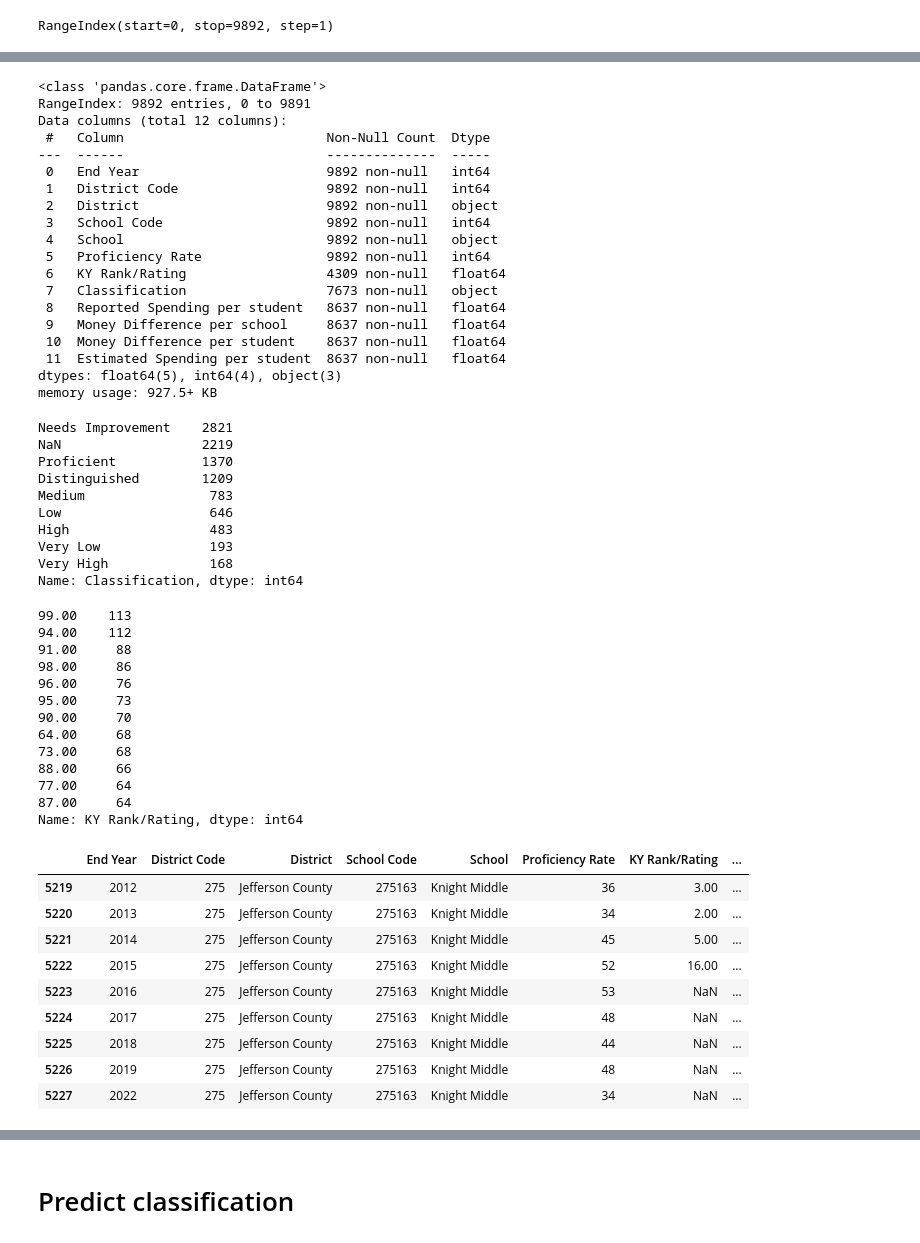
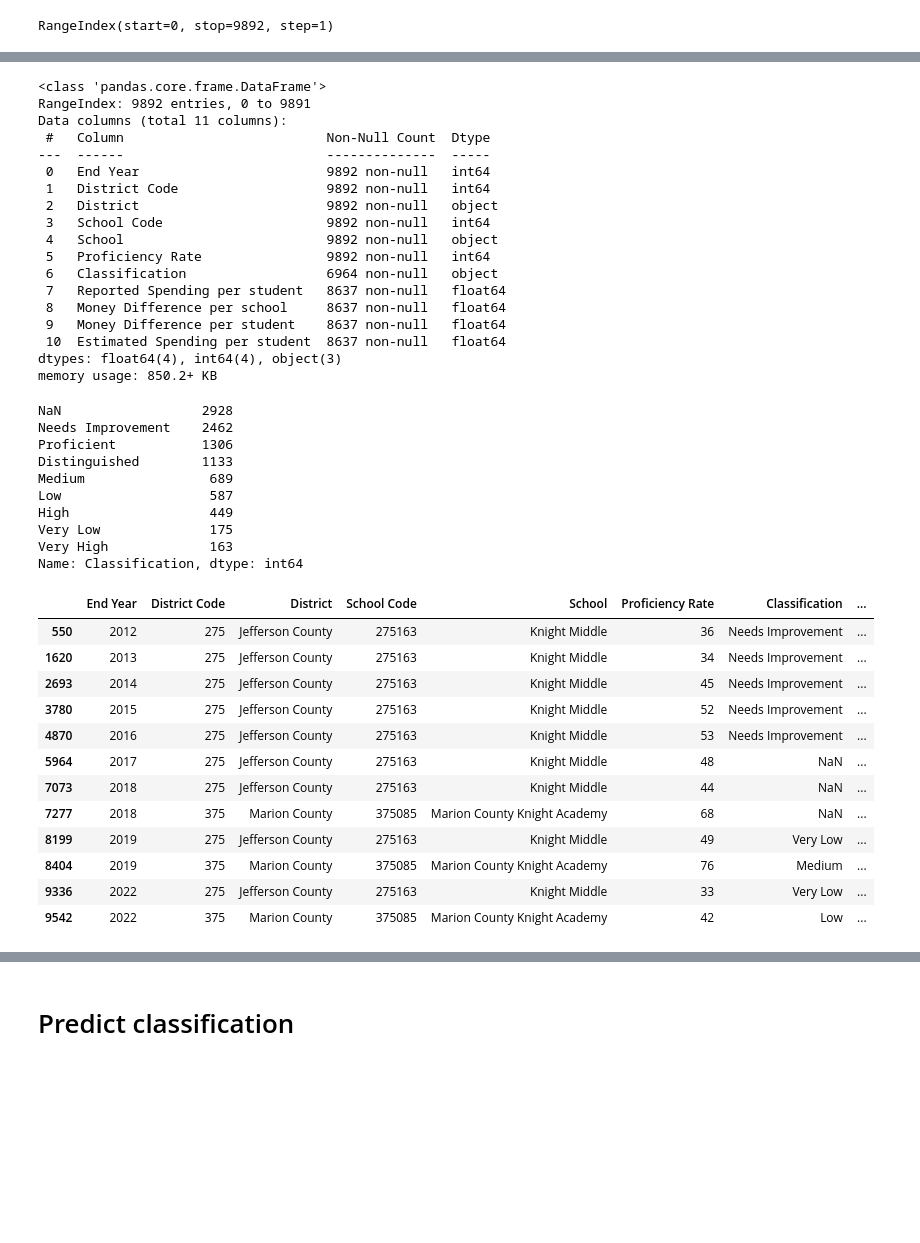
Before and after one commit to rosehelfrich/kyPublicSchools, a Jupyter notebook: Predict_Classification,_and_Highly_Impacted_Schools.ipynb, the cells around one changed output, grey strips where cells are left out. Drawn from its saved outputs; the diff is of its cells as text; code cells hidden in the pictures; blank space fills up the shorter version.

```diff
--- a/Predict_Classification,_and_Highly_Impacted_Schools.ipynb
+++ b/Predict_Classification,_and_Highly_Impacted_Schools.ipynb
@@ -34,6 +34,7 @@ df = pd.merge(df_scores, ky_spending_df, on=['End Year', 'School Code'], how='le
 df.drop_duplicates(inplace=True)
 
 # Reset index
+df.sort_values(by=['End Year','District','School'], inplace=True)
 df.reset_index(drop=True, inplace=True)
 
 df.index
@@ -73,7 +74,7 @@ df.info()
 # %% [output]
 <class 'pandas.core.frame.DataFrame'>
 RangeIndex: 9892 entries, 0 to 9891
-Data columns (total 12 columns):
+Data columns (total 11 columns):
  #   Column                          Non-Null Count  Dtype
 ---  ------                          --------------  -----
  0   End Year                        9892 non-null   int64
@@ -82,56 +83,42 @@ Data columns (total 12 columns):
  3   School Code                     9892 non-null   int64
  4   School                          9892 non-null   object
  5   Proficiency Rate                9892 non-null   int64
- 6   KY Rank/Rating                  4309 non-null   float64
- 7   Classification                  7673 non-null   object
- 8   Reported Spending per student   8637 non-null   float64
- 9   Money Difference per school     8637 non-null   float64
- 10  Money Difference per student    8637 non-null   float64
- 11  Estimated Spending per student  8637 non-null   float64
-dtypes: float64(5), int64(4), object(3)
-memory usage: 927.5+ KB
+ 6   Classification                  6964 non-null   object
+ 7   Reported Spending per student   8637 non-null   float64
+ 8   Money Difference per school     8637 non-null   float64
+ 9   Money Difference per student    8637 non-null   float64
+ 10  Estimated Spending per student  8637 non-null   float64
+dtypes: float64(4), int64(4), object(3)
+memory usage: 850.2+ KB
 # %%
 df['Classification'].value_counts(dropna=False)
 # %% [output]
-Needs Improvement    2821
-NaN                  2219
-Proficient           1370
-Distinguished        1209
-Medium                783
-Low                   646
-High                  483
-Very Low              193
-Very High             168
+NaN                  2928
+Needs Improvement    2462
+Proficient           1306
+Distinguished        1133
+Medium                689
+Low                   587
+High                  449
+Very Low              175
+Very High             163
 Name: Classification, dtype: int64
-# %%
-df['KY Rank/Rating'].value_counts().head(12)
-# %% [output]
-99.00    113
-94.00    112
-91.00     88
-98.00     86
-96.00     76
-95.00     73
-90.00     70
-64.00     68
-73.00     68
-88.00     66
-77.00     64
-87.00     64
-Name: KY Rank/Rating, dtype: int64
 # %%
-df[df['School']=='Knight Middle']
+df[df['School'].str.contains("Knight")]
 # %% [output]
-|  | End Year | District Code | District | School Code | School | Proficiency Rate | KY Rank/Rating | ... |
-| 5219 | 2012 | 275 | Jefferson County | 275163 | Knight Middle | 36 | 3.00 | ... |
-| 5220 | 2013 | 275 | Jefferson County | 275163 | Knight Middle | 34 | 2.00 | ... |
-| 5221 | 2014 | 275 | Jefferson County | 275163 | Knight Middle | 45 | 5.00 | ... |
-| 5222 | 2015 | 275 | Jefferson County | 275163 | Knight Middle | 52 | 16.00 | ... |
-| 5223 | 2016 | 275 | Jefferson County | 275163 | Knight Middle | 53 | NaN | ... |
-| 5224 | 2017 | 275 | Jefferson County | 275163 | Knight Middle | 48 | NaN | ... |
-| 5225 | 2018 | 275 | Jefferson County | 275163 | Knight Middle | 44 | NaN | ... |
-| 5226 | 2019 | 275 | Jefferson County | 275163 | Knight Middle | 48 | NaN | ... |
-| 5227 | 2022 | 275 | Jefferson County | 275163 | Knight Middle | 34 | NaN | ... |
+|  | End Year | District Code | District | School Code | School | Proficiency Rate | Classification | ... |
+| 550 | 2012 | 275 | Jefferson County | 275163 | Knight Middle | 36 | Needs Improvement | ... |
+| 1620 | 2013 | 275 | Jefferson County | 275163 | Knight Middle | 34 | Needs Improvement | ... |
+| 2693 | 2014 | 275 | Jefferson County | 275163 | Knight Middle | 45 | Needs Improvement | ... |
+| 3780 | 2015 | 275 | Jefferson County | 275163 | Knight Middle | 52 | Needs Improvement | ... |
+| 4870 | 2016 | 275 | Jefferson County | 275163 | Knight Middle | 53 | Needs Improvement | ... |
+| 5964 | 2017 | 275 | Jefferson County | 275163 | Knight Middle | 48 | NaN | ... |
+| 7073 | 2018 | 275 | Jefferson County | 275163 | Knight Middle | 44 | NaN | ... |
+| 7277 | 2018 | 375 | Marion County | 375085 | Marion County Knight Academy | 68 | NaN | ... |
+| 8199 | 2019 | 275 | Jefferson County | 275163 | Knight Middle | 49 | Very Low | ... |
+| 8404 | 2019 | 375 | Marion County | 375085 | Marion County Knight Academy | 76 | Medium | ... |
+| 9336 | 2022 | 275 | Jefferson County | 275163 | Knight Middle | 33 | Very Low | ... |
+| 9542 | 2022 | 375 | Marion County | 375085 | Marion County Knight Academy | 42 | Low | ... |
 # %%
 df.info()
 # %% [output]
```
Also changed, not shown: parts of 91 cells of this notebook.
